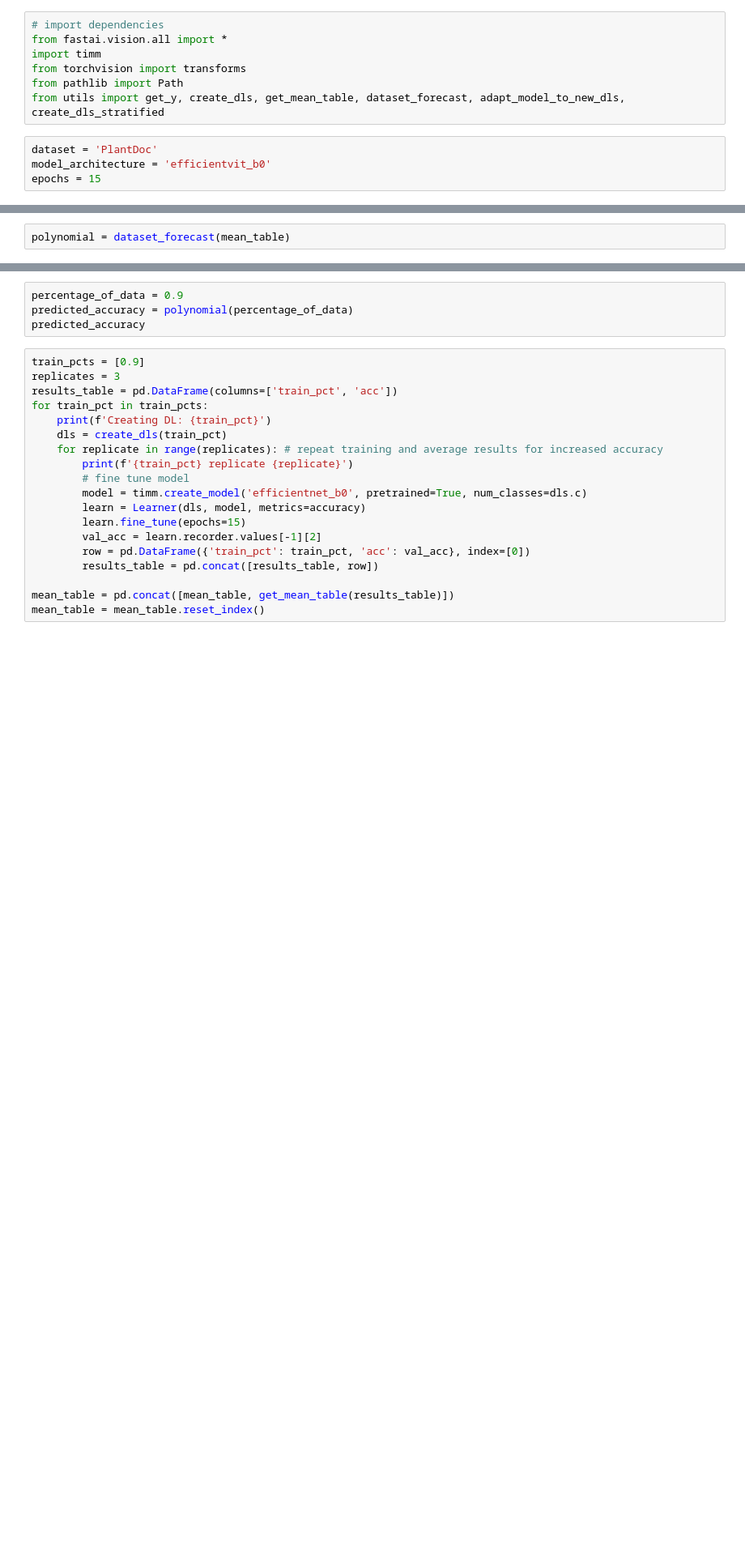
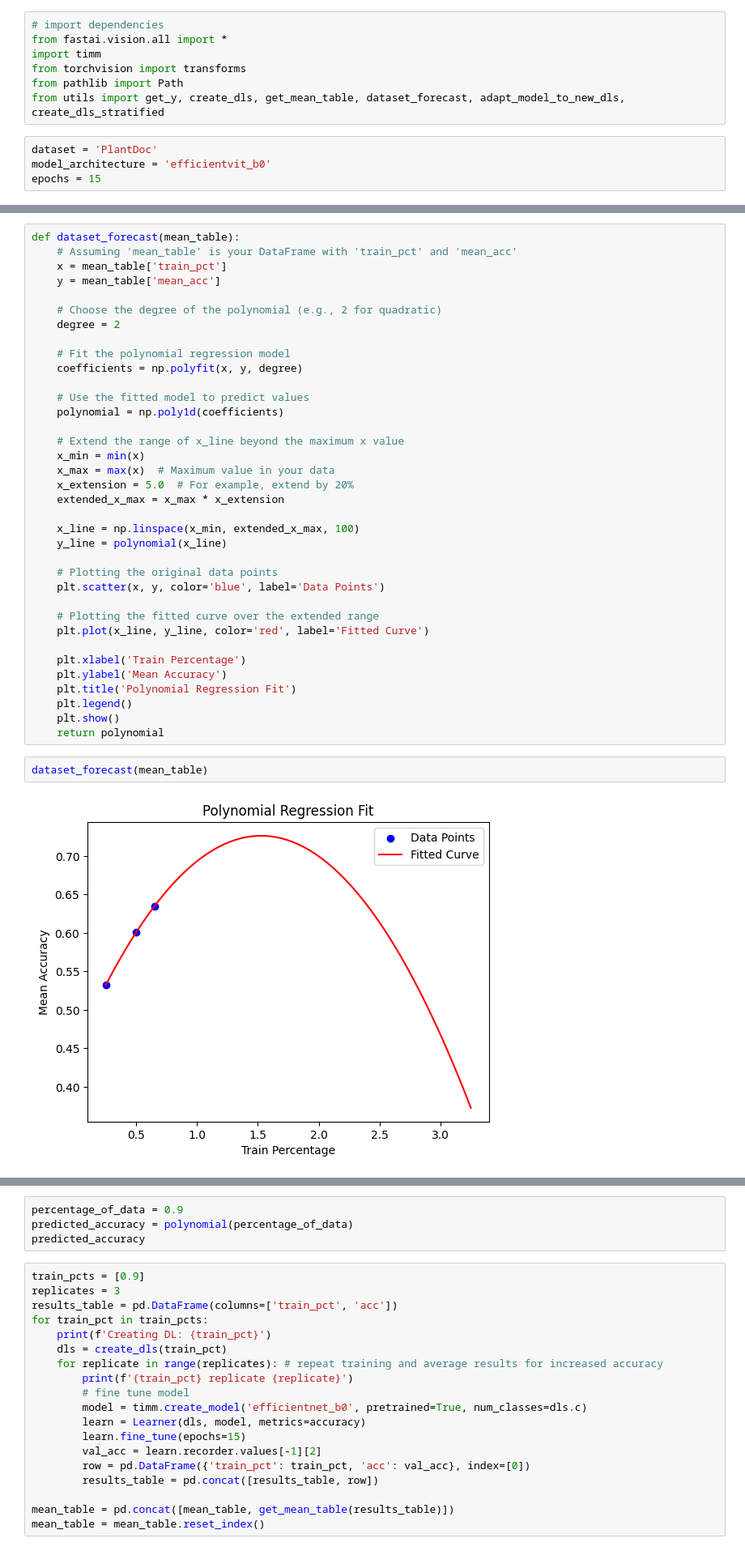
Before and after one commit to Dalton-Gray/plant-inspector, a Jupyter notebook: experiments.ipynb, the cells around one changed output, grey strips where cells are left out. Shown at 81% size. Cells and saved outputs as stored; diff of their text form; blank space fills up the shorter version.

```diff
--- a/experiments.ipynb
+++ b/experiments.ipynb
@@ -71,2 +28,0 @@ mean_table = get_mean_table(results_table)
-# %%
-polynomial = dataset_forecast(mean_table)
@@ -72,0 +132,40 @@ polynomial = dataset_forecast(mean_table)
+# %%
+def dataset_forecast(mean_table):
+    # Assuming 'mean_table' is your DataFrame with 'train_pct' and 'mean_acc'
+    x = mean_table['train_pct']
+    y = mean_table['mean_acc']
+
+    # Choose the degree of the polynomial (e.g., 2 for quadratic)
+    degree = 2
+
+    # Fit the polynomial regression model
+    coefficients = np.polyfit(x, y, degree)
+
+    # Use the fitted model to predict values
+    polynomial = np.poly1d(coefficients)
+
+    # Extend the range of x_line beyond the maximum x value
+    x_min = min(x)
+    x_max = max(x)  # Maximum value in your data
+    x_extension = 5.0  # For example, extend by 20%
+    extended_x_max = x_max * x_extension
+
+    x_line = np.linspace(x_min, extended_x_max, 100)
+    y_line = polynomial(x_line)
+
+    # Plotting the original data points
+    plt.scatter(x, y, color='blue', label='Data Points')
+
+    # Plotting the fitted curve over the extended range
+    plt.plot(x_line, y_line, color='red', label='Fitted Curve')
+
+    plt.xlabel('Train Percentage')
+    plt.ylabel('Mean Accuracy')
+    plt.title('Polynomial Regression Fit')
+    plt.legend()
+    plt.show()
+    return polynomial
+# %%
+dataset_forecast(mean_table)
+# %% [output]
+[figure, added]
```
Also changed, not shown: parts of 11 cells of this notebook.
